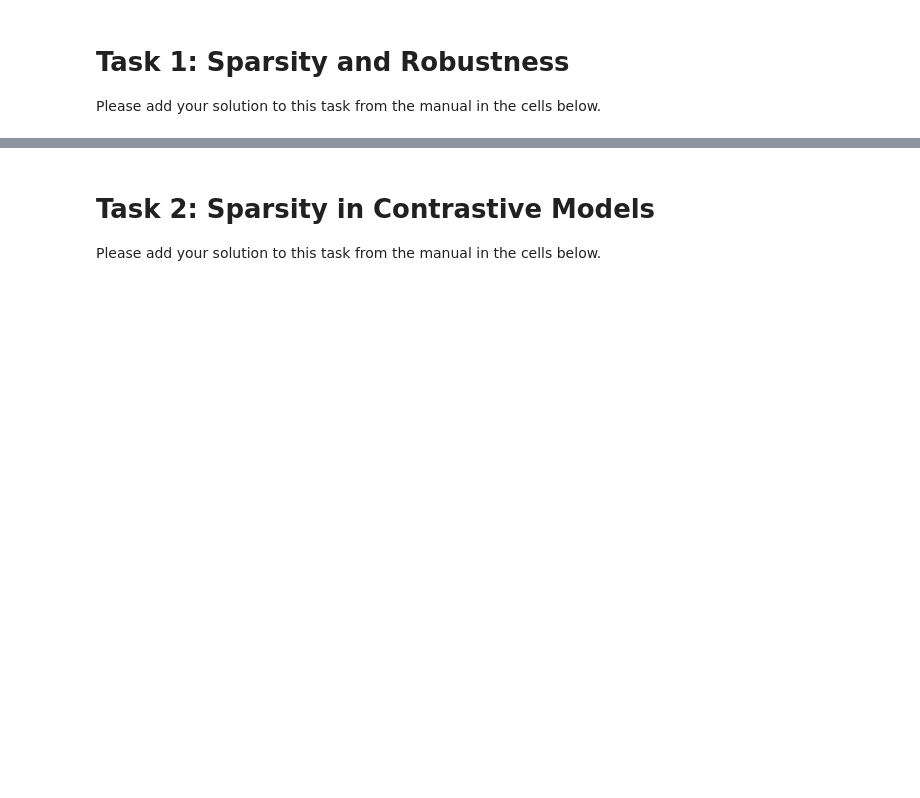
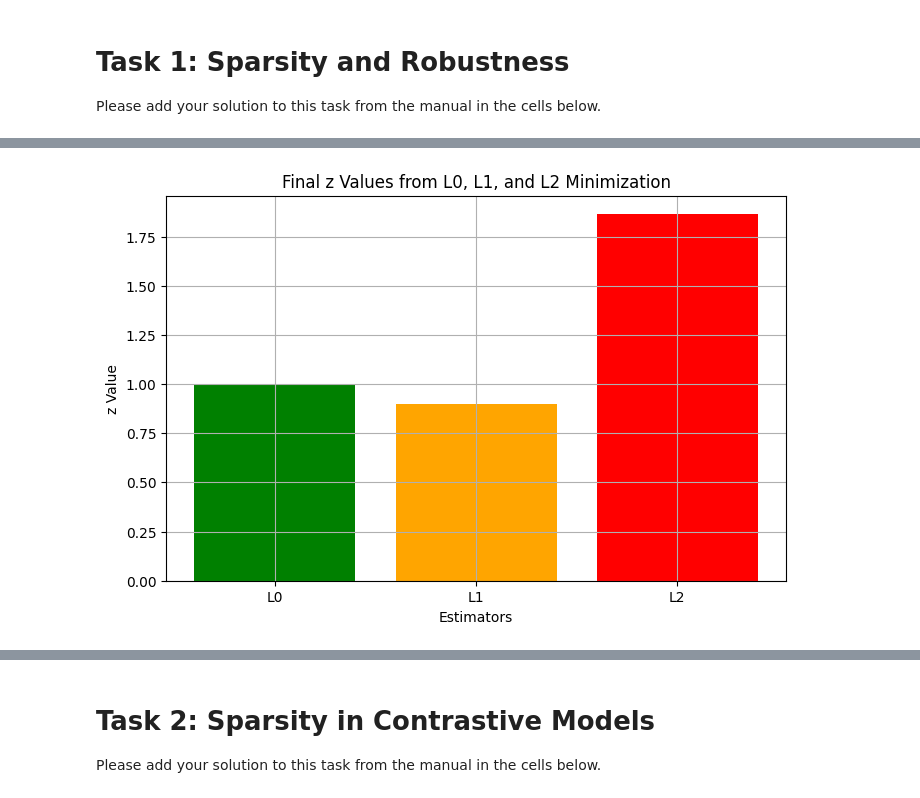
Before and after one commit to iamzammad/Domain-Generalization, a Jupyter notebook: PA2/ATML Assignment 2.ipynb, the cells around one changed output, grey strips where cells are left out. Cells and saved outputs as stored; diff of their text form; code cells hidden in the pictures; blank space fills up the shorter version.

```diff
--- a/PA2/ATML Assignment 2.ipynb
+++ b/PA2/ATML Assignment 2.ipynb
@@ -27,0 +158,12 @@ Please add your solution to this task from the manual in the cells below.
+# %%
+z_values = [z_l0, z_l1, z_l2]
+estimators = ['L0', 'L1', 'L2']
+plt.figure(figsize=(8, 5))
+plt.bar(estimators, z_values, color=['green', 'orange', 'red'])
+plt.xlabel('Estimators')
+plt.ylabel('z Value')
+plt.title('Final z Values from L0, L1, and L2 Minimization')
+plt.grid(True)
+plt.show()
+# %% [output]
+[figure, added]
```
Also changed, not shown: parts of 15 cells of this notebook, 1 other file.
